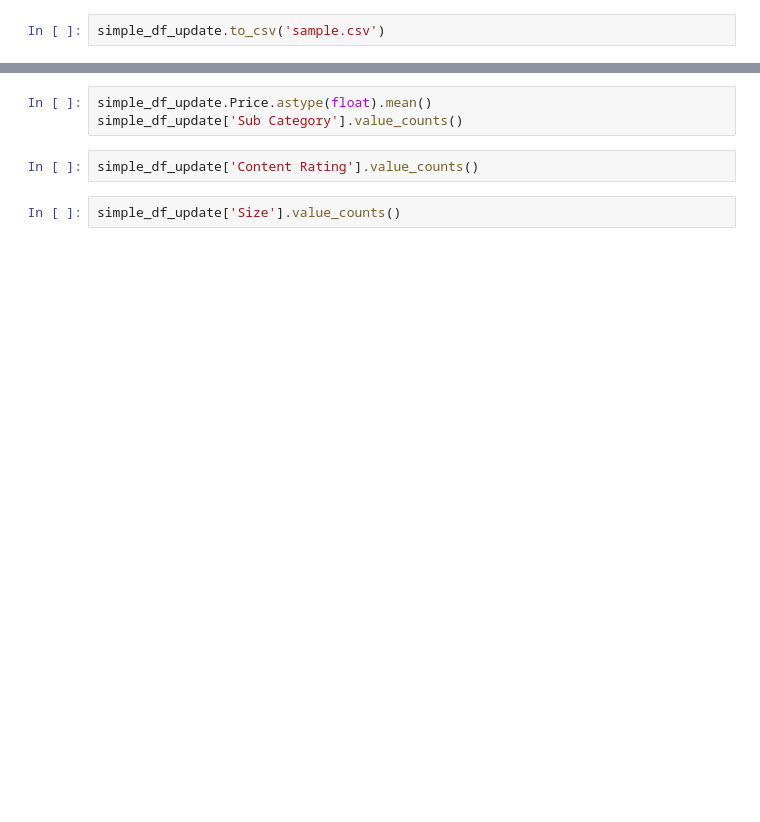
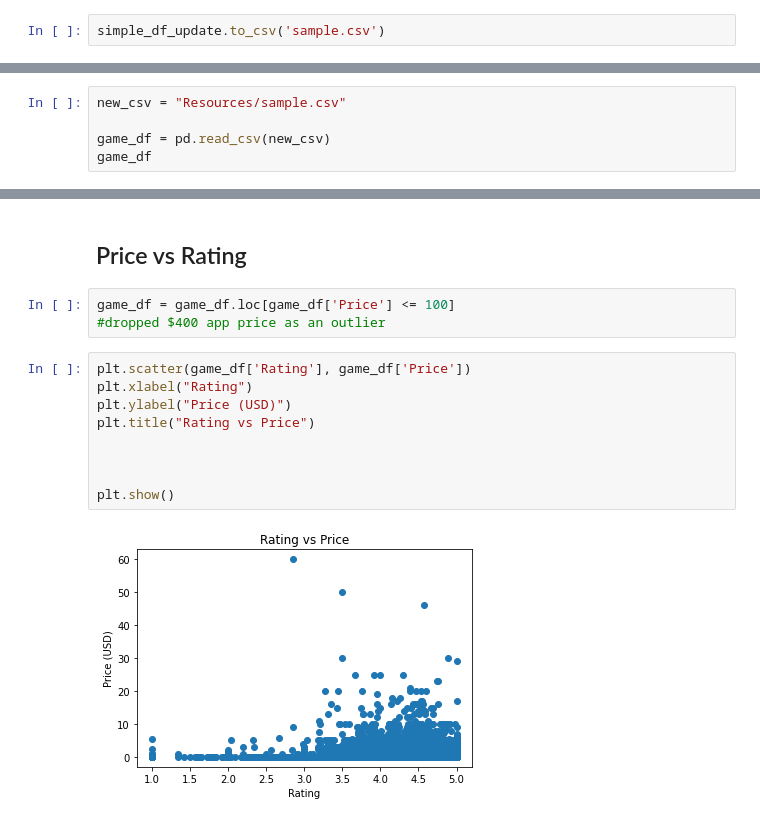
Before and after one commit to britchin/project_one, a Jupyter notebook: project_one.ipynb, the cells around one changed output, grey strips where cells are left out. Drawn from its saved outputs; the diff is of its cells as text; blank space fills up the shorter version.

```diff
--- a/project_one.ipynb
+++ b/project_one.ipynb
@@ -158,0 +173,5 @@ ValueError: invalid literal for int() with base 10: '$2.99 '
+# %%
+new_csv = "Resources/sample.csv"
+
+game_df = pd.read_csv(new_csv)
+game_df
@@ -166,7 +207,16 @@ simple_df_update.dtypes
-# %%
-simple_df_update.Price.astype(float).mean()
-simple_df_update['Sub Category'].value_counts()
-# %%
-simple_df_update['Content Rating'].value_counts()
-# %%
-simple_df_update['Size'].value_counts()
+# %% [markdown]
+## Price vs Rating
+# %%
+game_df = game_df.loc[game_df['Price'] <= 100]
+#dropped $400 app price as an outlier
+# %%
+plt.scatter(game_df['Rating'], game_df['Price'])
+plt.xlabel("Rating")
+plt.ylabel("Price (USD)")
+plt.title("Rating vs Price")
+
+
+
+plt.show()
+# %% [output]
+[figure, added]
```
Also changed, not shown: parts of 25 cells of this notebook, 2 other files.
